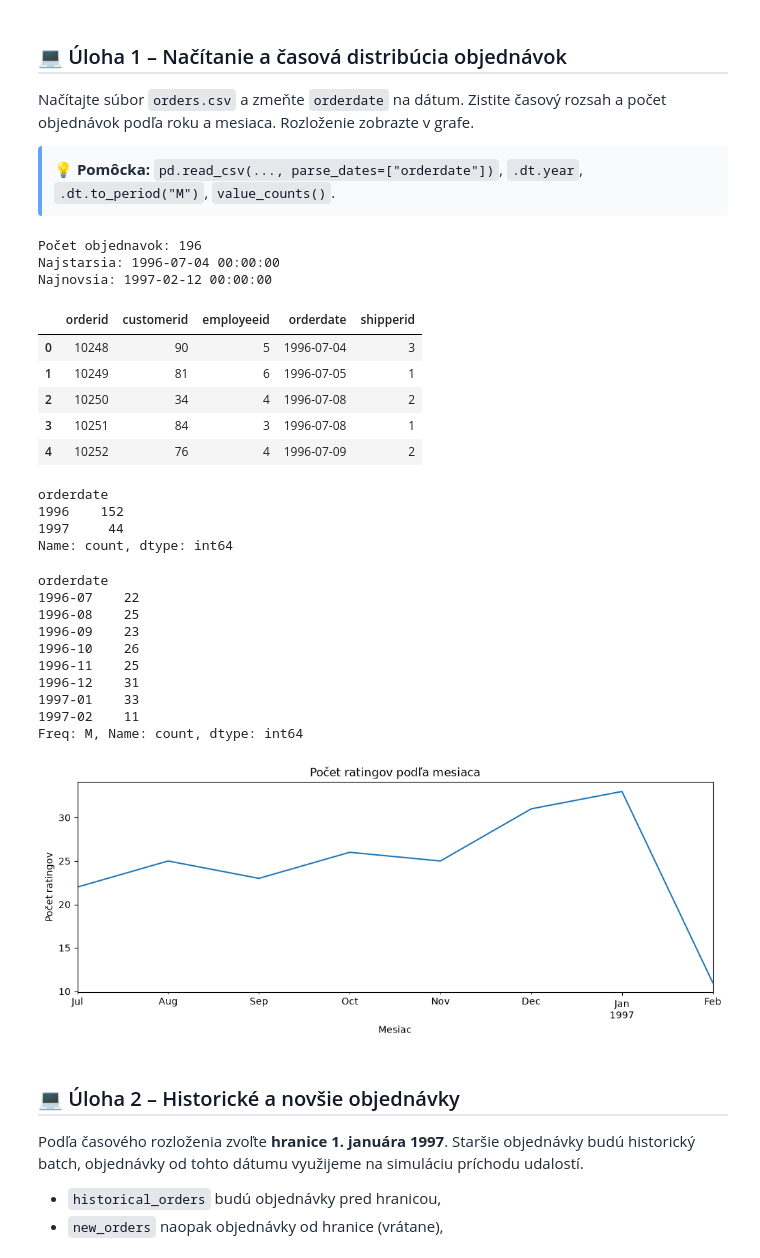
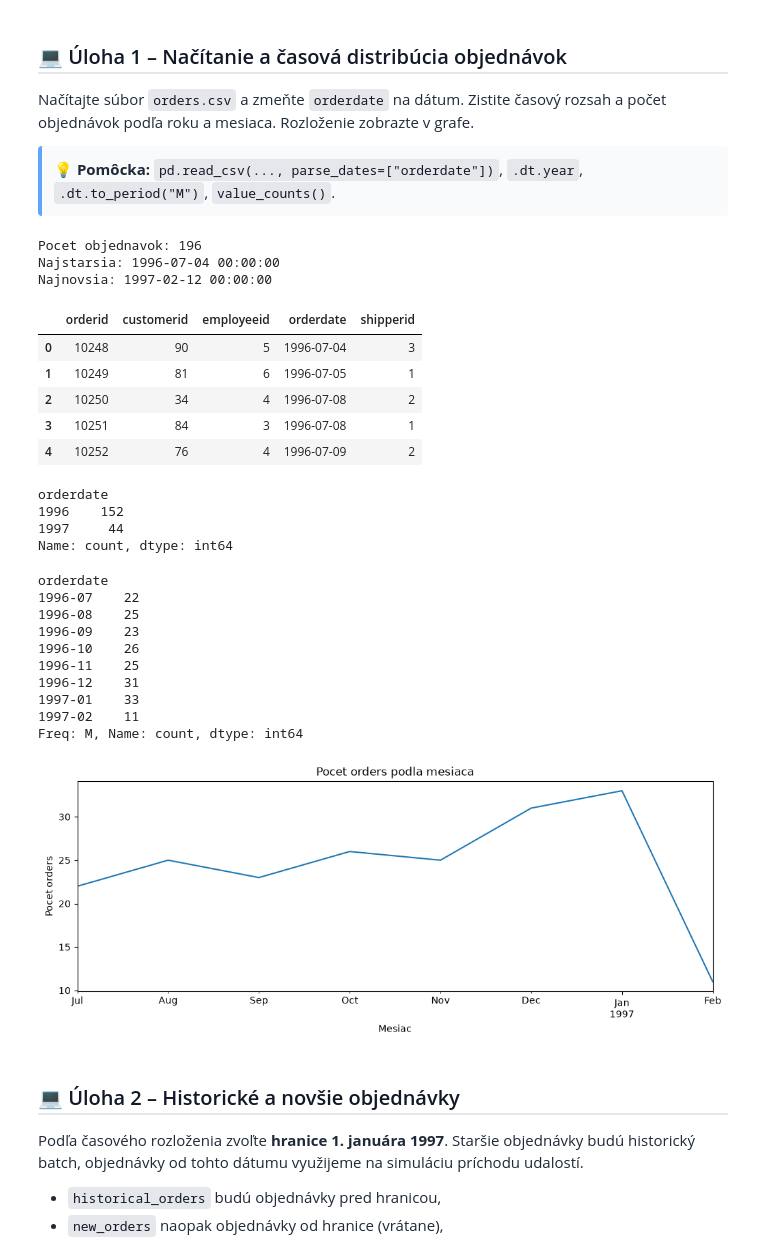
Before and after one commit to davidnov98/databazove-systemy, a Jupyter notebook: seminar8/zadanie_1b/batch_streaming_orders.ipynb, the cells around one changed output. Cells and saved outputs as stored; diff of their text form; code cells hidden in the pictures.

```diff
--- a/seminar8/zadanie_1b/batch_streaming_orders.ipynb
+++ b/seminar8/zadanie_1b/batch_streaming_orders.ipynb
@@ -10,76 +10,75 @@
 # Vaše riešenie
 from pathlib import Path
 import pandas as pd
-import pandas as pd
 import matplotlib.pyplot as plt
 
-CSV_PATH = Path(r"D:\Downloads\orders.csv")
+CSV_PATH = Path(r"orders.csv")
 
 if not CSV_PATH.is_file():
     raise FileNotFoundError(f"CSV sa nenašlo: {CSV_PATH}. Upravte CSV_PATH.")
 
 
-ratings = pd.read_csv(CSV_PATH, parse_dates=["orderdate"])
+orders = pd.read_csv(CSV_PATH, parse_dates=["orderdate"])
 
 required = {"orderid", "customerid", "employeeid", "orderdate", "shipperid"}
-missing = required - set(ratings.columns)
+missing = required - set(orders.columns)
 if missing:
     raise ValueError(f"V CSV chýbajú stĺpce: {sorted(missing)}")
 
-print("Počet objednavok:", len(ratings))
-print("Najstarsia:", ratings["orderdate"].min())
-print("Najnovsia:", ratings["orderdate"].max())
-display(ratings.head())
+print("Pocet objednavok:", len(orders))
+print("Najstarsia:", orders["orderdate"].min())
+print("Najnovsia:", orders["orderdate"].max())
+display(orders.head())
 
-ratings_by_year = (
-    ratings["orderdate"]
+orders_by_year = (
+    orders["orderdate"]
     .dt.year
     .value_counts()
     .sort_index()
 )
-display(ratings_by_year)
+display(orders_by_year)
 
-# distribúcia podľa mesiaca
-ratings_by_month = (
-    ratings["orderdate"]
+
+orders_by_month = (
+    orders["orderdate"]
     .dt.to_period("M")
     .value_counts()
     .sort_index()
 )
-display(ratings_by_month.head(15))
-# vizualizácia mesačnej aktivity
-ratings_by_month.plot(
+display(orders_by_month.head(15))
+
+orders_by_month.plot(
     figsize=(12, 4),
-    title="Počet ratingov podľa mesiaca"
+    title="Pocet orders podla mesiaca"
 )
 plt.xlabel("Mesiac")
-plt.ylabel("Počet ratingov")
+plt.ylabel("Pocet orders")
 plt.show()
 # %% [output]
-Počet objednavok: 196
+Pocet objednavok: 196
 Najstarsia: 1996-07-04 00:00:00
 Najnovsia: 1997-02-12 00:00:00
 |  | orderid | customerid | employeeid | orderdate | shipperid |
 | 0 | 10248 | 90 | 5 | 1996-07-04 | 3 |
 | 1 | 10249 | 81 | 6 | 1996-07-05 | 1 |
 | 2 | 10250 | 34 | 4 | 1996-07-08 | 2 |
 | 3 | 10251 | 84 | 3 | 1996-07-08 | 1 |
 | 4 | 10252 | 76 | 4 | 1996-07-09 | 2 |
 orderdate
 1996    152
 1997     44
 Name: count, dtype: int64
 orderdate
 1996-07    22
 1996-08    25
 1996-09    23
 1996-10    26
 1996-11    25
 1996-12    31
 1997-01    33
 1997-02    11
 Freq: M, Name: count, dtype: int64
-[figure, old version]
+[figure, new version]
 # %% [markdown]
 <h2 style="margin: 24px 0 16px; font-size: 20px; font-weight: 600; font-family: 'Segoe UI', Roboto, sans-serif; color: #111827; border-bottom: 2px solid #e5e7eb; padding-bottom: 6px;">💻 Úloha 2 – Historické a novšie objednávky</h2>
 <p style="font-family: 'Segoe UI', Roboto, sans-serif; color: #1f2937; line-height: 1.65; margin: 8px 0 12px;">Podľa časového rozloženia zvoľte <strong>hranice 1. januára 1997</strong>. Staršie objednávky budú historický batch, objednávky od tohto dátumu využijeme na simuláciu príchodu udalostí.</p>
```
Also changed, not shown: parts of 9 cells of this notebook, 2 other files.
